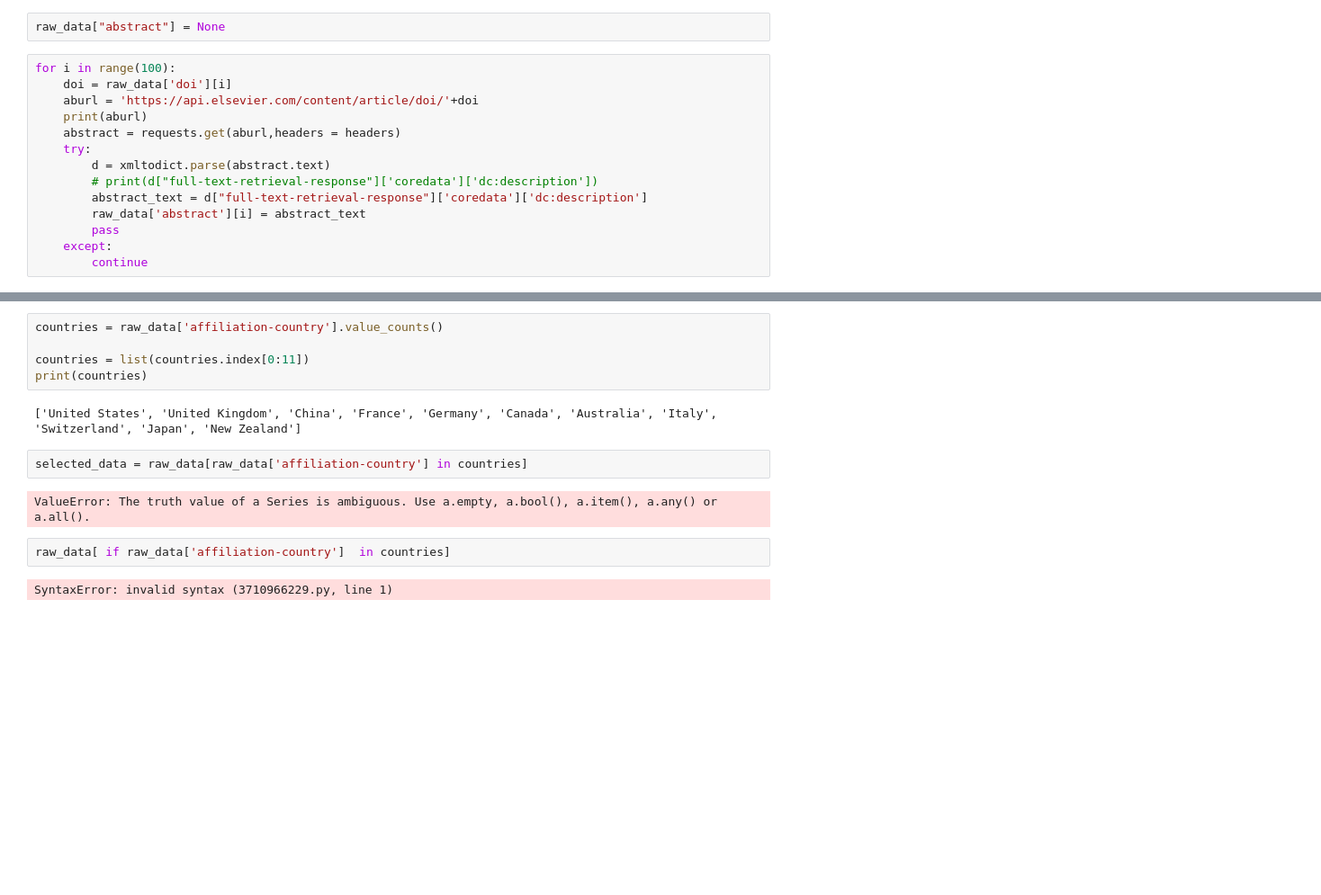
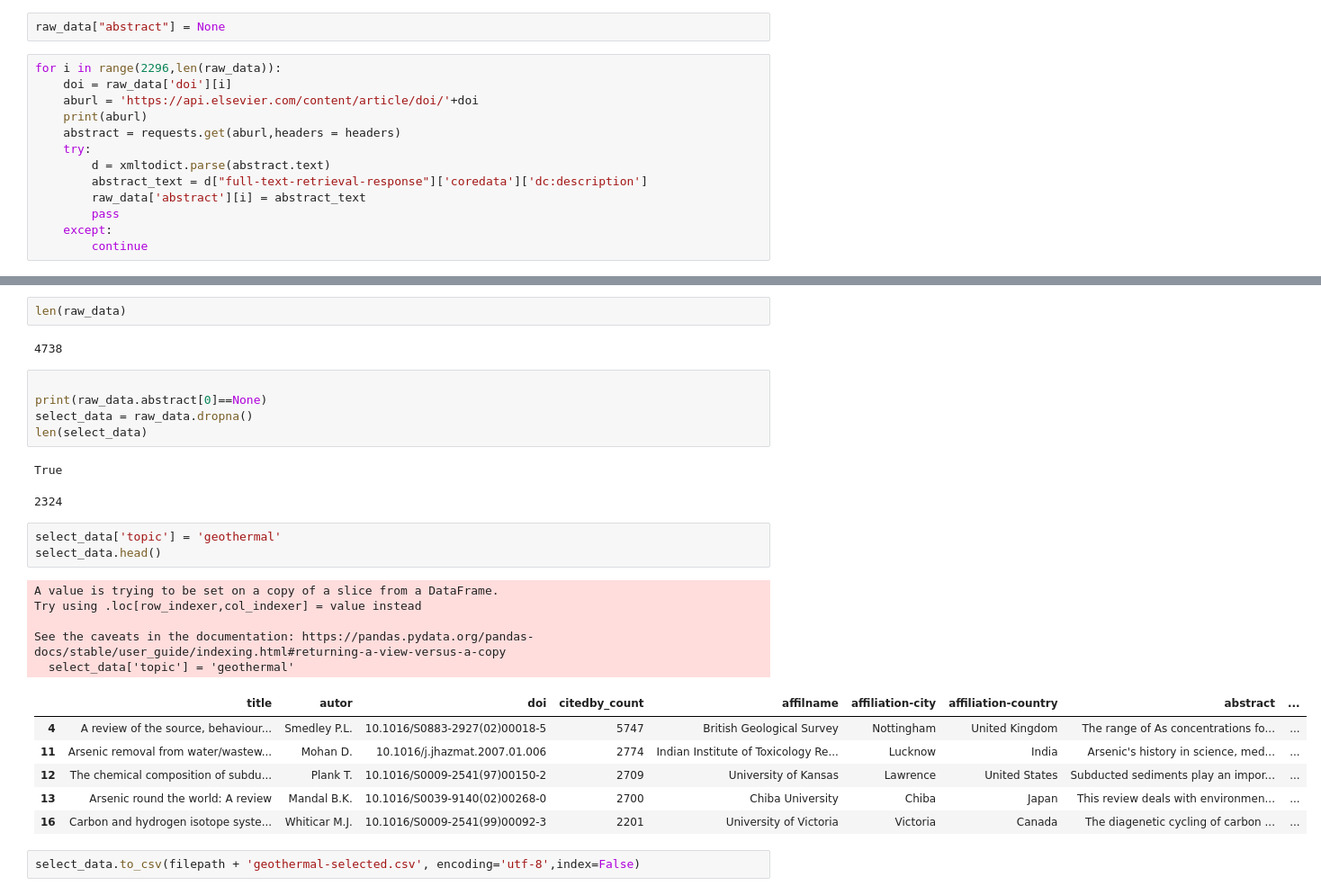
Before and after one commit to Dylanyt-ZH/Clean-tech, a Jupyter notebook: fetchabstrct.ipynb, the cells around one changed output, grey strips where cells are left out. Shown: that part at 90% size. Cells and saved outputs as stored; diff of their text form; blank space fills up the shorter version.

```diff
--- a/fetchabstrct.ipynb
+++ b/fetchabstrct.ipynb
@@ -40,14 +40,13 @@ raw_data.head()
 # %%
 raw_data["abstract"] = None
 # %%
-for i in range(100):
+for i in range(2296,len(raw_data)):
     doi = raw_data['doi'][i]
     aburl = 'https://api.elsevier.com/content/article/doi/'+doi
     print(aburl)
     abstract = requests.get(aburl,headers = headers)
     try:
         d = xmltodict.parse(abstract.text)
-        # print(d["full-text-retrieval-response"]['coredata']['dc:description'])
         abstract_text = d["full-text-retrieval-response"]['coredata']['dc:description']
         raw_data['abstract'][i] = abstract_text
         pass
@@ -80,15 +87,29 @@ https://api.elsevier.com/content/article/doi/10.1016/j.rse.2008.11.007
-# %%
-countries = raw_data['affiliation-country'].value_counts()
-
-countries = list(countries.index[0:11])
-print(countries)
-# %% [output]
-['United States', 'United Kingdom', 'China', 'France', 'Germany', 'Canada', 'Australia', 'Italy', 'Switzerland', 'Japan', 'New Zealand']
-# %%
-selected_data = raw_data[raw_data['affiliation-country'] in countries]
-# %% [output]
-ValueError: The truth value of a Series is ambiguous. Use a.empty, a.bool(), a.item(), a.any() or a.all().
-# %%
-raw_data[ if raw_data['affiliation-country']  in countries]
-# %% [output]
-SyntaxError: invalid syntax (3710966229.py, line 1)
+# %%
+len(raw_data)
+# %% [output]
+4738
+# %%
+
+print(raw_data.abstract[0]==None)
+select_data = raw_data.dropna()
+len(select_data)
+# %% [output]
+True
+2324
+# %%
+select_data['topic'] = 'geothermal'
+select_data.head()
+# %% [output]
+A value is trying to be set on a copy of a slice from a DataFrame.
+Try using .loc[row_indexer,col_indexer] = value instead
+
+See the caveats in the documentation: https://pandas.pydata.org/pandas-docs/stable/user_guide/indexing.html#returning-a-view-versus-a-copy
+  select_data['topic'] = 'geothermal'
+|  | title | autor | doi | citedby_count | affilname | affiliation-city | affiliation-country | abstract | ... |
+| 4 | A review of the source, behaviour... | Smedley P.L. | 10.1016/S0883-2927(02)00018-5 | 5747 | British Geological Survey | Nottingham | United Kingdom | The range of As concentrations fo... | ... |
+| 11 | Arsenic removal from water/wastew... | Mohan D. | 10.1016/j.jhazmat.2007.01.006 | 2774 | Indian Institute of Toxicology Re... | Lucknow | India | Arsenic's history in science, med... | ... |
+| 12 | The chemical composition of subdu... | Plank T. | 10.1016/S0009-2541(97)00150-2 | 2709 | University of Kansas | Lawrence | United States | Subducted sediments play an impor... | ... |
+| 13 | Arsenic round the world: A review | Mandal B.K. | 10.1016/S0039-9140(02)00268-0 | 2700 | Chiba University | Chiba | Japan | This review deals with environmen... | ... |
+| 16 | Carbon and hydrogen isotope syste... | Whiticar M.J. | 10.1016/S0009-2541(99)00092-3 | 2201 | University of Victoria | Victoria | Canada | The diagenetic cycling of carbon ... | ... |
+# %%
+select_data.to_csv(filepath + 'geothermal-selected.csv', encoding='utf-8',index=False)
```
Also changed, not shown: parts of 2 cells of this notebook, 6 other files.
